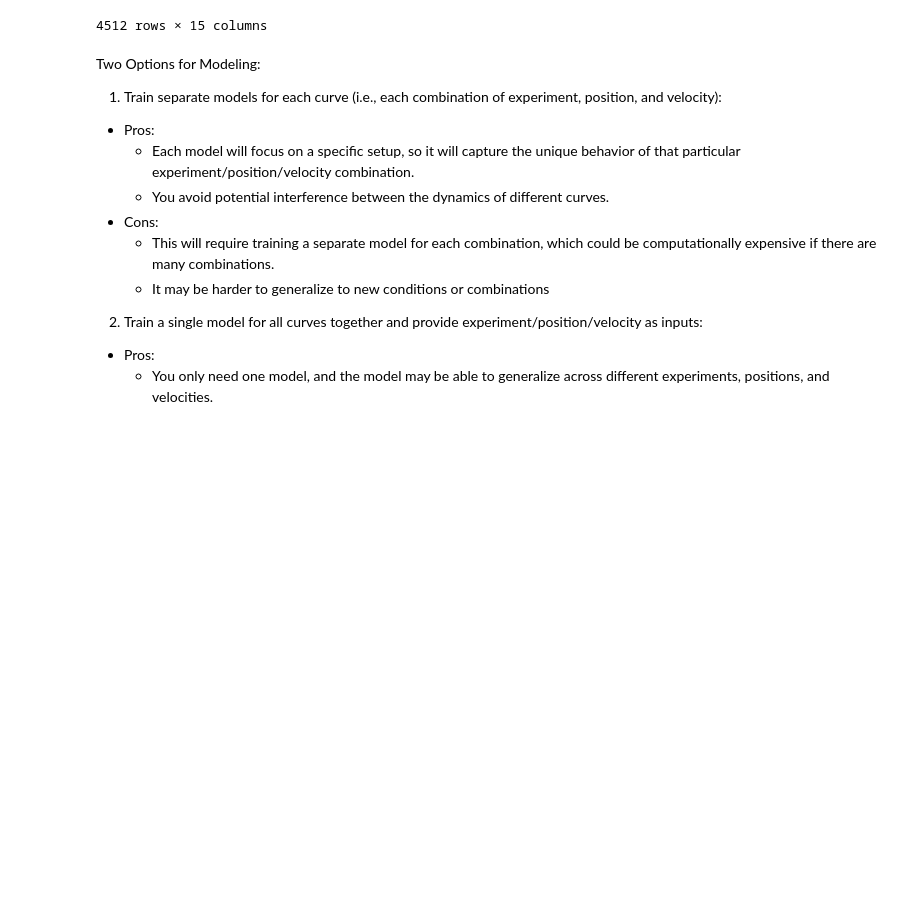
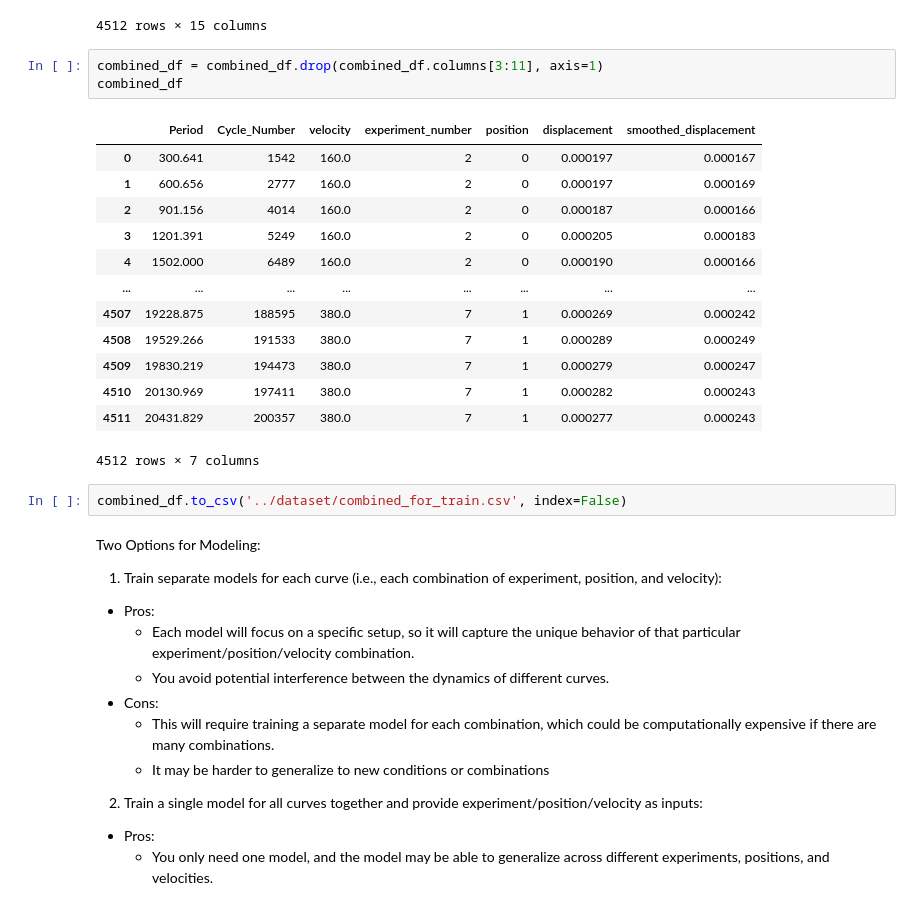
Before and after one commit to rammalali/FYP, a Jupyter notebook: ML/notebooks/model_creation_2.ipynb, the cells around one changed output. Drawn from its saved outputs; the diff is of its cells as text; blank space fills up the shorter version.

```diff
--- a/notebooks/model_creation_2.ipynb
+++ b/ML/notebooks/model_creation_2.ipynb
@@ -167,6 +205,25 @@ combined_df
 | 4510 | 20130.969 | 197411 | 380.0 | 9.776876 | 1.0 | 8.734500e-08 | 1.074240e-07 | 1.009010e-07 | -0.001433 | -0.004205 | ... |
 | 4511 | 20431.829 | 200357 | 380.0 | 9.776876 | 1.0 | 8.734500e-08 | 1.076970e-07 | 9.257830e-08 | -0.001433 | -0.004204 | ... |
 4512 rows × 15 columns
+# %%
+combined_df = combined_df.drop(combined_df.columns[3:11], axis=1)
+combined_df
+# %% [output]
+|  | Period | Cycle_Number | velocity | experiment_number | position | displacement | smoothed_displacement |
+| 0 | 300.641 | 1542 | 160.0 | 2 | 0 | 0.000197 | 0.000167 |
+| 1 | 600.656 | 2777 | 160.0 | 2 | 0 | 0.000197 | 0.000169 |
+| 2 | 901.156 | 4014 | 160.0 | 2 | 0 | 0.000187 | 0.000166 |
+| 3 | 1201.391 | 5249 | 160.0 | 2 | 0 | 0.000205 | 0.000183 |
+| 4 | 1502.000 | 6489 | 160.0 | 2 | 0 | 0.000190 | 0.000166 |
+| ... | ... | ... | ... | ... | ... | ... | ... |
+| 4507 | 19228.875 | 188595 | 380.0 | 7 | 1 | 0.000269 | 0.000242 |
+| 4508 | 19529.266 | 191533 | 380.0 | 7 | 1 | 0.000289 | 0.000249 |
+| 4509 | 19830.219 | 194473 | 380.0 | 7 | 1 | 0.000279 | 0.000247 |
+| 4510 | 20130.969 | 197411 | 380.0 | 7 | 1 | 0.000282 | 0.000243 |
+| 4511 | 20431.829 | 200357 | 380.0 | 7 | 1 | 0.000277 | 0.000243 |
+4512 rows × 7 columns
+# %%
+combined_df.to_csv('../dataset/combined_for_train.csv', index=False)
 # %% [markdown]
 Two Options for Modeling:
 1. Train separate models for each curve (i.e., each combination of experiment, position, and velocity):
```
Also changed, not shown: parts of 1 cell of this notebook, 29 other files.
